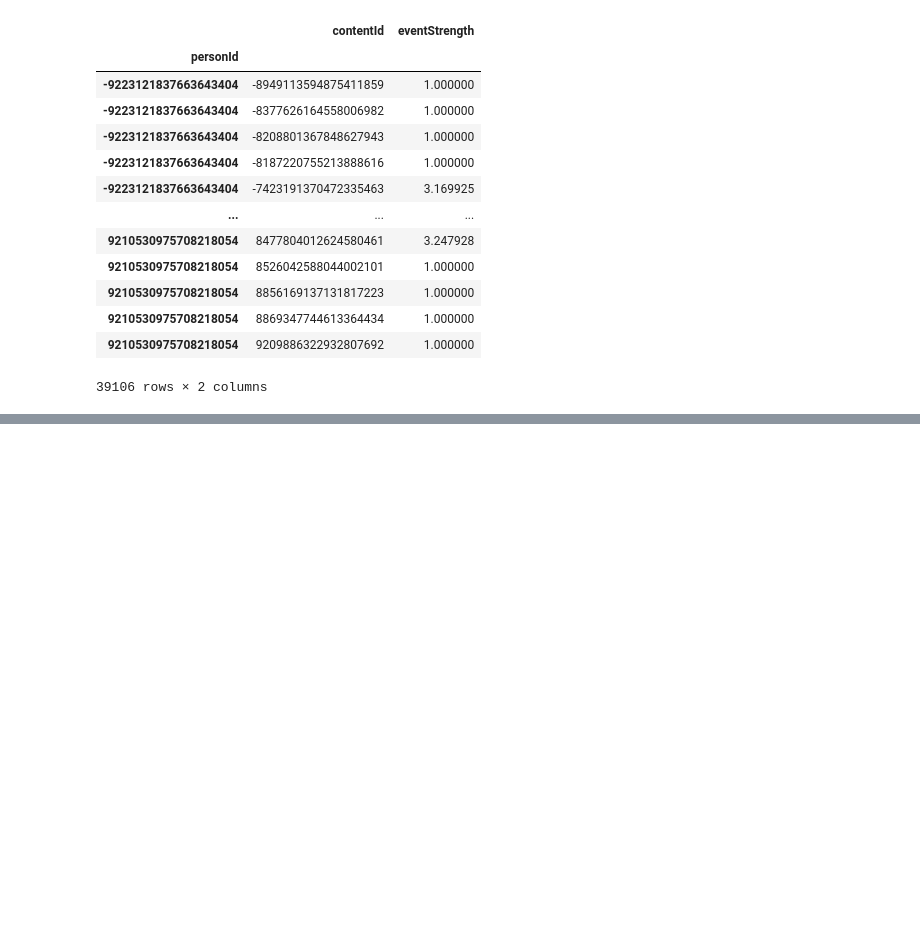
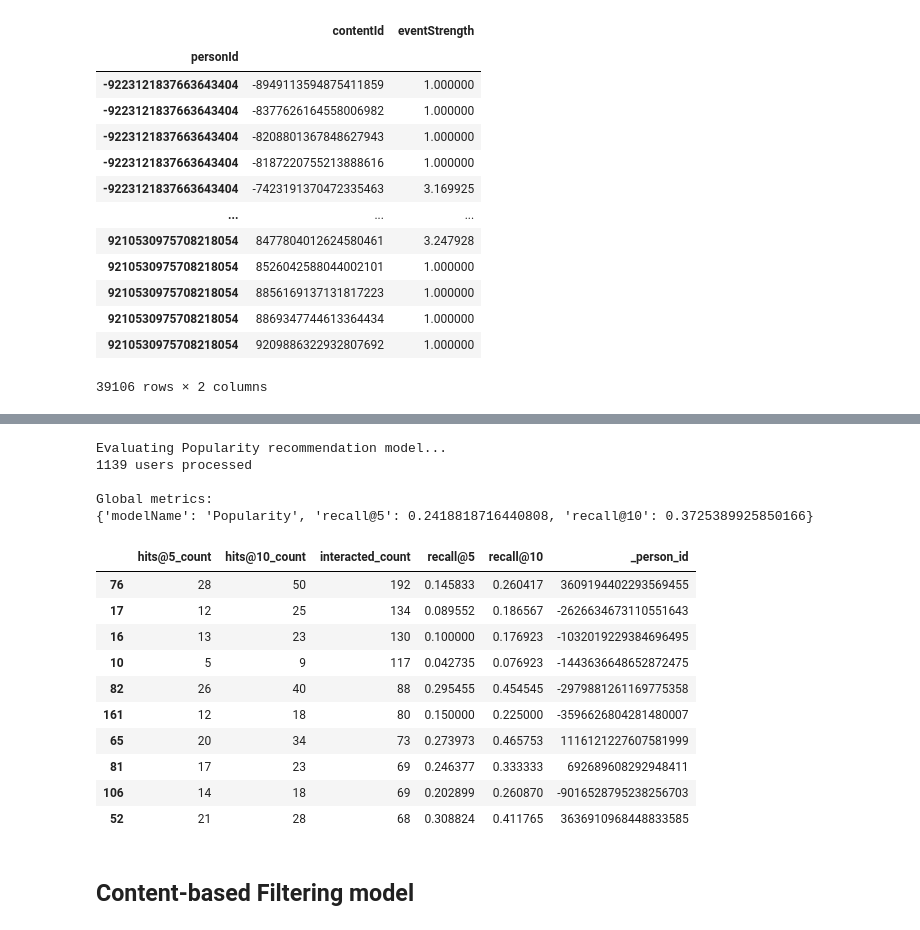
Before and after one commit to JIPiration/kaggles, a Jupyter notebook: Dataset_articles-sharing-and-reading-from-CI&T-DeskDrop/03_recommender-systems-in-python-101.ipynb, the cells around one changed output, grey strips where cells are left out. Drawn from its saved outputs; the diff is of its cells as text; code cells hidden in the pictures; blank space fills up the shorter version.

Commit message:
update: popularity model

```diff
--- a/Dataset_articles-sharing-and-reading-from-CI&T-DeskDrop/03_recommender-systems-in-python-101.ipynb
+++ b/Dataset_articles-sharing-and-reading-from-CI&T-DeskDrop/03_recommender-systems-in-python-101.ipynb
@@ -316,7 +316,7 @@ interactions_full_indexed_df
 # %%
 def get_items_interacted(person_id, interactions_df):
     # Get the user's data and merge in the movie information.
-    interacted_items = interactions_df.loc[person_id]['contendId']
+    interacted_items = interactions_df.loc[person_id]['contentId']
 
     return set(interacted_items if type(interacted_items) == pd.Series else [interacted_items])
 # %%
@@ -416,0 +423,4 @@ model_evaluator
+# %%
+# Compute the most popular items
+item_popularity_df = interactions_full_df.groupby('contentId')['eventStrength'].sum().sort_values(ascending=False).reset_index()
+item_popularity_df.head()
@@ -416,0 +434,30 @@ model_evaluator
+# %%
+class PopularityRecommender:
+
+    MODEL_NAME = 'Popularity'
+
+    def __init__(self, popularity_df, items_df=None):
+        self.popularity_df = popularity_df
+        self.items_df = items_df
+
+    def get_model_name(self):
+        return self.MODEL_NAME
+
+    def recommend_items(self, user_id, items_to_ignore=[], topn=10, verbose=False):
+        # Recommend the more popular items that the user hasn't seen yet.
+        recommendations_df = self.popularity_df[~self.popularity_df['contentId'].isin(items_to_ignore)] \
+                               .sort_values('eventStrength', ascending = False) \
+                               .head(topn)
+
+        if verbose:
+            if self.items_df is None:
+                raise Exception('"items_df" is required in verbose mode')
+
+            recommendations_df = recommendations_df.merge(self.items_df, how = 'left',
+                                                          left_on = 'contentId',
+                                                          right_on = 'contentId')[['eventStrength', 'contentId', 'title', 'url', 'lang']]
+
+
+        return recommendations_df
+
+popularity_model = PopularityRecommender(item_popularity_df, articles_df)
@@ -416,0 +470,24 @@ model_evaluator
+# %%
+print('Evaluating Popularity recommendation model...')
+pop_global_metrics, pop_detailed_results_df = model_evaluator.evaluate_model(popularity_model)
+print('\nGlobal metrics:\n%s' % pop_global_metrics)
+pop_detailed_results_df.head(10)
+# %% [output]
+Evaluating Popularity recommendation model...
+1139 users processed
+
+Global metrics:
+{'modelName': 'Popularity', 'recall@5': 0.2418818716440808, 'recall@10': 0.3725389925850166}
+|  | hits@5_count | hits@10_count | interacted_count | recall@5 | recall@10 | _person_id |
+| 76 | 28 | 50 | 192 | 0.145833 | 0.260417 | 3609194402293569455 |
+| 17 | 12 | 25 | 134 | 0.089552 | 0.186567 | -2626634673110551643 |
+| 16 | 13 | 23 | 130 | 0.100000 | 0.176923 | -1032019229384696495 |
+| 10 | 5 | 9 | 117 | 0.042735 | 0.076923 | -1443636648652872475 |
+| 82 | 26 | 40 | 88 | 0.295455 | 0.454545 | -2979881261169775358 |
+| 161 | 12 | 18 | 80 | 0.150000 | 0.225000 | -3596626804281480007 |
+| 65 | 20 | 34 | 73 | 0.273973 | 0.465753 | 1116121227607581999 |
+| 81 | 17 | 23 | 69 | 0.246377 | 0.333333 | 692689608292948411 |
+| 106 | 14 | 18 | 69 | 0.202899 | 0.260870 | -9016528795238256703 |
+| 52 | 21 | 28 | 68 | 0.308824 | 0.411765 | 3636910968448833585 |
+# %% [markdown]
+## __Content-based Filtering model__
```
Also changed, not shown: parts of 11 cells of this notebook.
